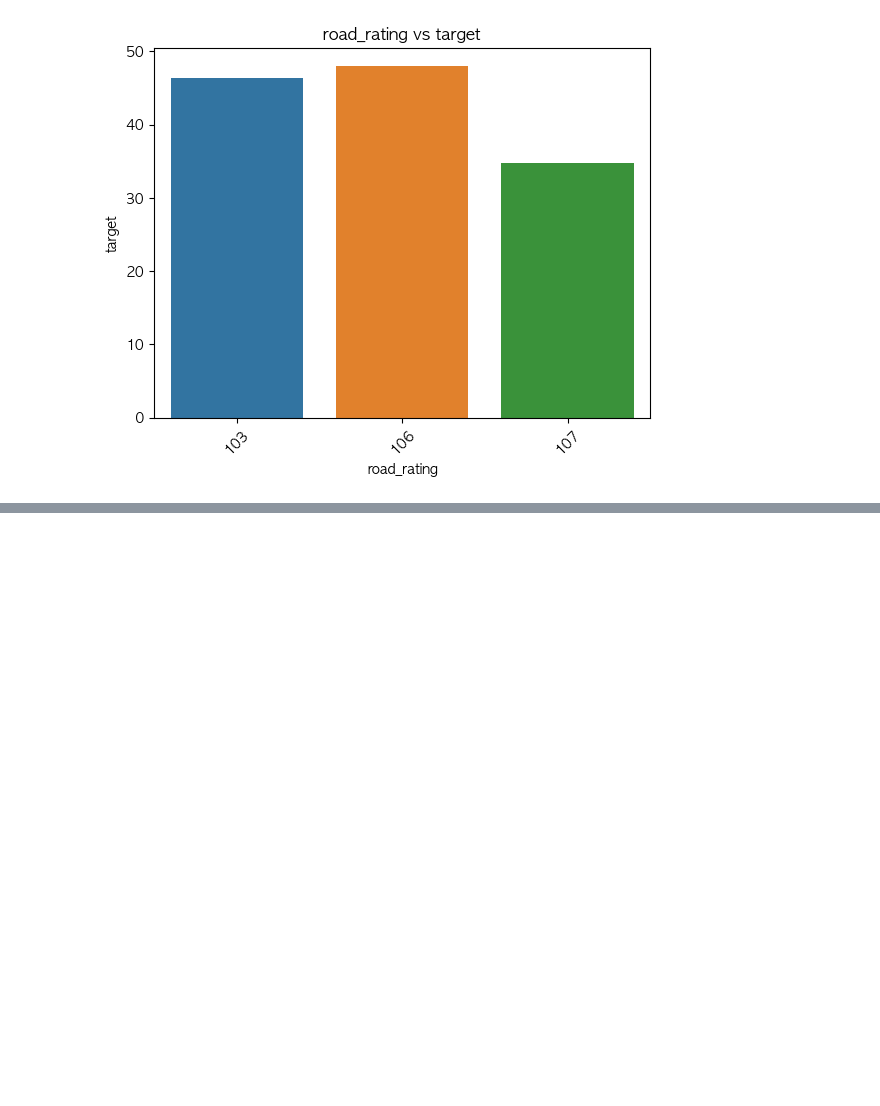
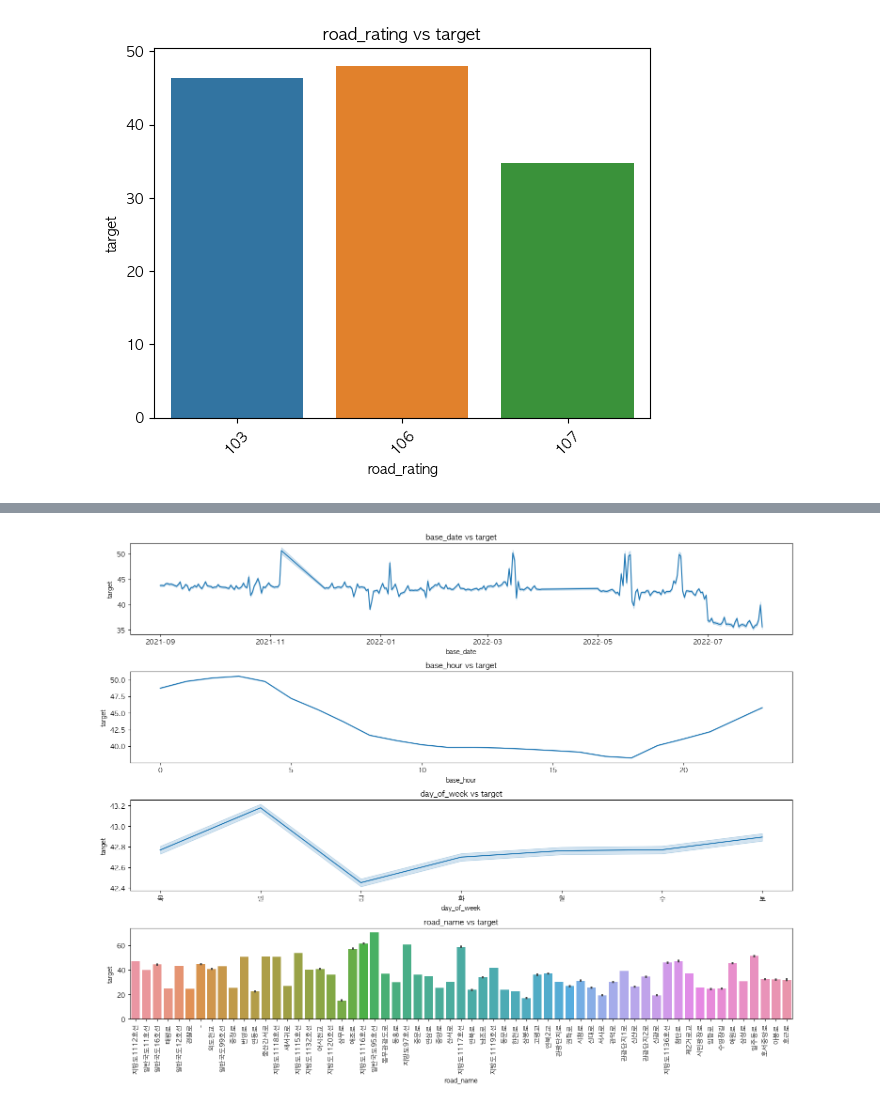
Before and after one commit to yyeseull/Side_Project, a Jupyter notebook: DACON/Jeju_traffic/jeju_traffic_eda.ipynb, the cells around one changed output, grey strips where cells are left out. Saved outputs shown, nothing was run; the diff lists cells and outputs as text; code cells hidden in the pictures; blank space fills up the shorter version.

```diff
--- a/DACON/Jeju_traffic/jeju_traffic_eda.ipynb
+++ b/DACON/Jeju_traffic/jeju_traffic_eda.ipynb
@@ -232,0 +406,13 @@ sns.barplot(x='road_rating',y='target',data=df_rating_target).set(title='road_ra
+# %%
+fig, axes = plt.subplots(4, figsize=(15,12))
+
+sns.lineplot(x='base_date',y='target',data=df_train_day,ax=axes[0]).set(title='base_date vs target')
+sns.lineplot(x='base_hour',y='target',data=df_train_day,ax=axes[1]).set(title='base_hour vs target')
+sns.lineplot(x='day_of_week',y='target',data=df_train_day,ax=axes[2]).set(title='day_of_week vs target')
+sns.barplot(x='road_name',y='target',data=df_train_day,ax=axes[3]).set(title='road_name vs target')
+
+plt.xticks(rotation=90)
+plt.tight_layout()
+plt.show()
+# %% [output]
+[figure, added]
```
Also changed, not shown: parts of 21 cells of this notebook.
